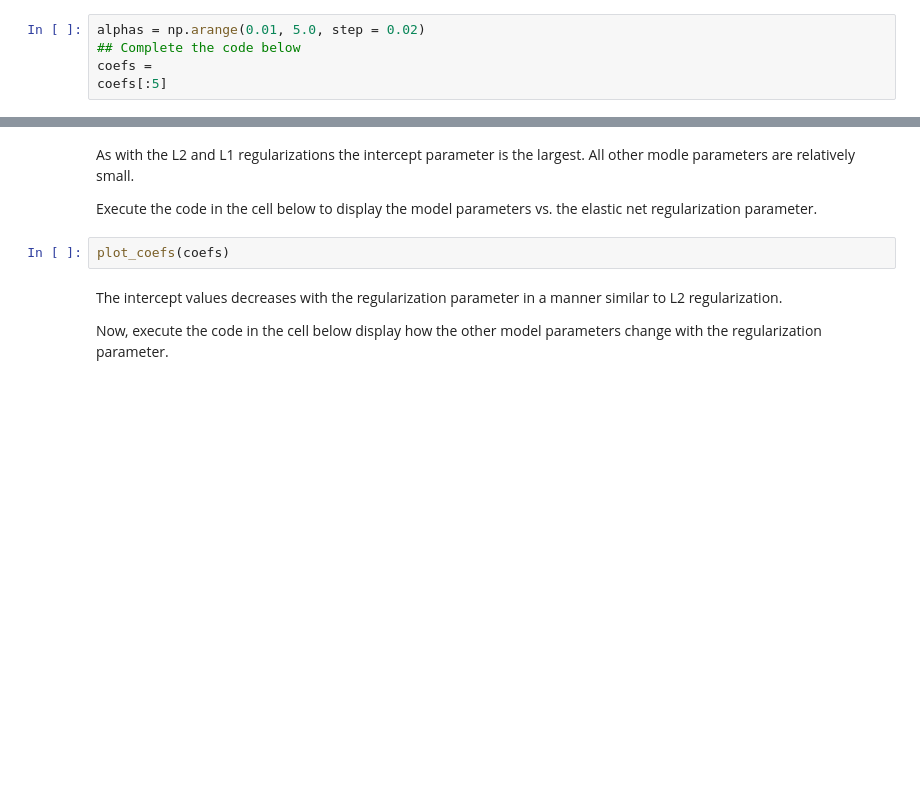
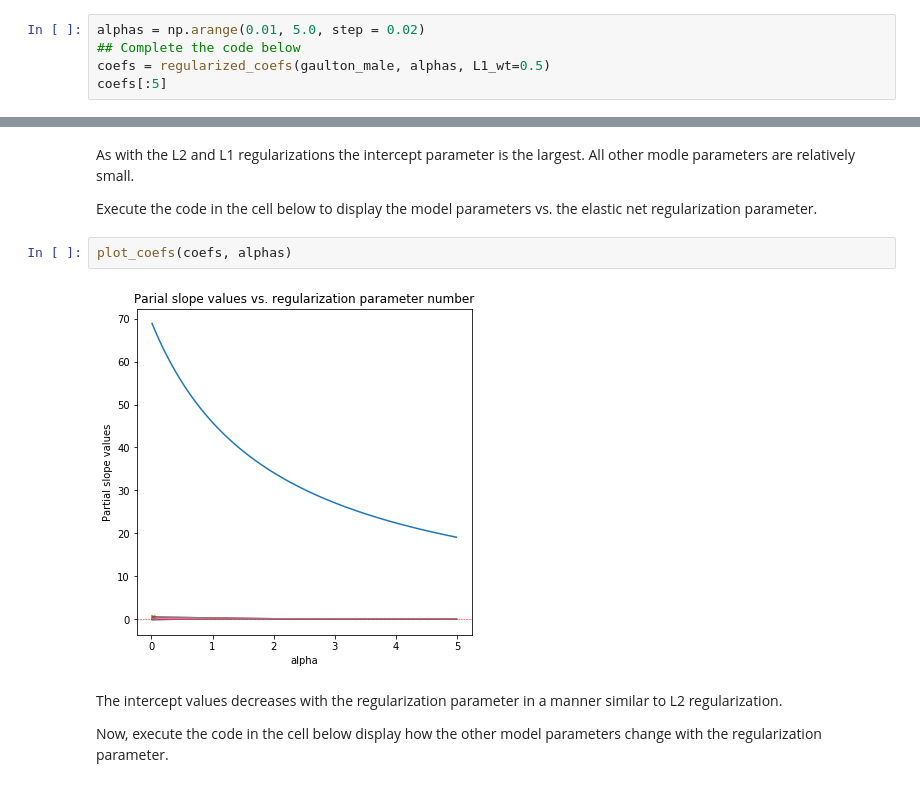
Before and after one commit to StephenElston/DataScience410, a Jupyter notebook: Lecture7/Regularization_L2_L1.ipynb, the cells around one changed output, grey strips where cells are left out. Saved outputs shown, nothing was run; the diff lists cells and outputs as text; blank space fills up the shorter version.

```diff
--- a/Lecture7/Regularization_L2_L1.ipynb
+++ b/Lecture7/Regularization_L2_L1.ipynb
@@ -377,5 +452,5 @@ DO you always need to choose between the extremes of L2 and L1 regularization? T
 # %%
 alphas = np.arange(0.01, 5.0, step = 0.02)
 ## Complete the code below
-coefs =
+coefs = regularized_coefs(gaulton_male, alphas, L1_wt=0.5)
 coefs[:5]
@@ -384,7 +475,9 @@ As with the L2 and L1 regularizations the intercept parameter is the largest. Al
 
 Execute the code in the cell below to display the model parameters vs. the elastic net regularization parameter.
 # %%
-plot_coefs(coefs)
+plot_coefs(coefs, alphas)
+# %% [output]
+[figure, added]
 # %% [markdown]
 The intercept values decreases with the regularization parameter in a manner similar to L2 regularization.
 
```
Also changed, not shown: parts of 15 cells of this notebook, 3 other files.
